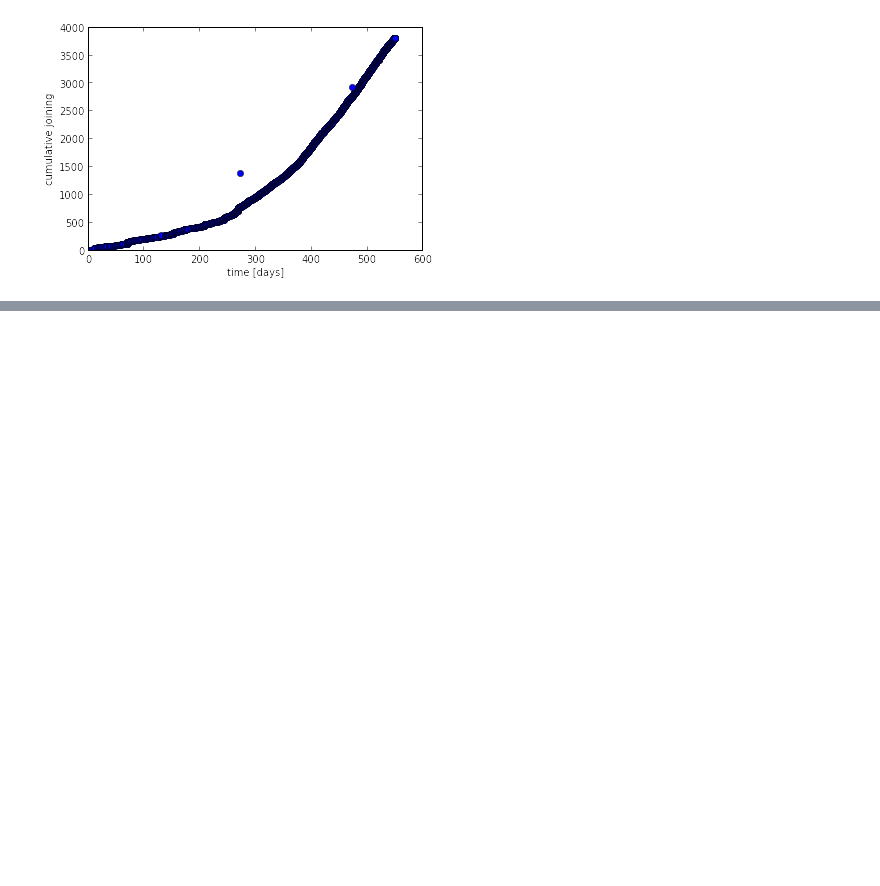
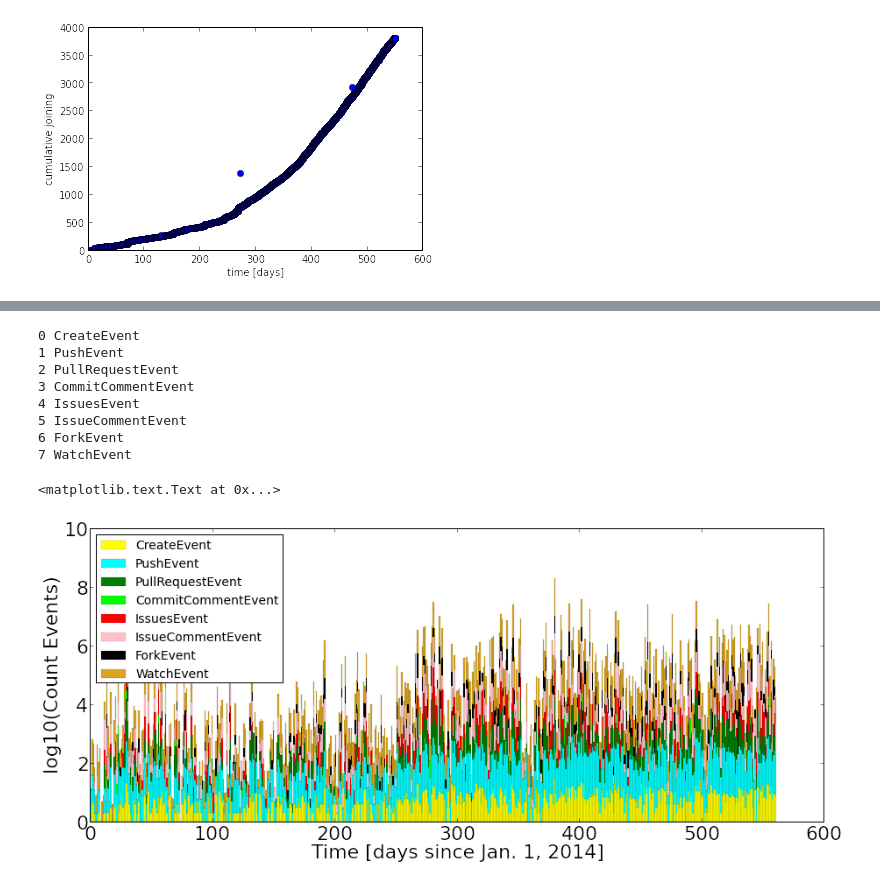
Before and after one commit to wazaahhh/patchwork, a Jupyter notebook: patchwork.ipynb, the cells around one changed output, grey strips where cells are left out. Saved outputs shown, nothing was run; the diff lists cells and outputs as text; code cells hidden in the pictures; blank space fills up the shorter version.

Commit message:
some very simple plots, like for Astro Hack Week

```diff
--- a/patchwork.ipynb
+++ b/patchwork.ipynb
@@ -8,3 +8,5 @@ except:
     import parseUserNames
 
 from parseUserNames import *
+
+df,df2014,df2015,resampled = build_main_df()
@@ -13,3 +13,6 @@ outdic = parseUsers()
+# %%
+#matplotlib.rcParams.update({'font.size': 16})
+matplotlib.rcParams.update({'font.size': 22,'legend.fontsize': 14})
 # %%
 t = (np.array(outdic['timestampList']) - np.min(outdic['timestampList']))/3600/24.
 count = range(len(t))
@@ -21,0 +39,49 @@ pl.ylabel("cumulative joining")
+# %%
+event_types = np.unique(df.type.values)
+event_types_short = ['CreateEvent','PushEvent','PullRequestEvent','CommitCommentEvent','IssuesEvent','IssueCommentEvent','ForkEvent','WatchEvent']
+color = ['yellow','cyan','green','lime','red','pink','black','goldenrod']
+
+pl.figure(1,(15,6))
+y_old = np.zeros_like(resampled['event_types']['PushEvent'].values)
+x = np.arange(len(y_old))
+
+countAllEvents = np.array(map(float,resampled['event_types']['all'].values))
+
+
+ratio = False
+
+for i,e in enumerate(event_types_short):
+    print i,e
+    if ratio:
+        y = resampled['event_types'][e].values / countAllEvents
+        pl.bar(x,y,width=1,bottom=y_old,lw=0.1,color=color[i],label=e)
+        y_old = y_old + y
+        pl.ylim(ymax=2)
+    else:
+        y = resampled['event_types'][e].values
+        y[y < 1] = 1
+        ly = np.log10(y)
+        pl.bar(x,ly,width=1,bottom=y_old,lw=0.1,color=color[i],label=e)
+        y_old = y_old + ly
+        pl.ylim(ymax=10)
+
+y = resampled['event_types']['all'].values
+y = (y)/np.std(y)
+#pl.plot(x,y,label="all")
+#pl.xlim(astro_dt[0]-100,366)
+#pl.ylim(ymax=8)
+#pl.legend(["all"] + event_types_short ,loc=0)
+pl.legend(event_types_short ,loc=0)
+pl.ylabel("log10(Count Events)")
+pl.xlabel("Time [days since Jan. 1, 2014]")
+# %% [output]
+0 CreateEvent
+1 PushEvent
+2 PullRequestEvent
+3 CommitCommentEvent
+4 IssuesEvent
+5 IssueCommentEvent
+6 ForkEvent
+7 WatchEvent
+<matplotlib.text.Text at 0x...>
+[figure, added]
```
Also changed, not shown: parts of 8 cells of this notebook, 2 other files.
